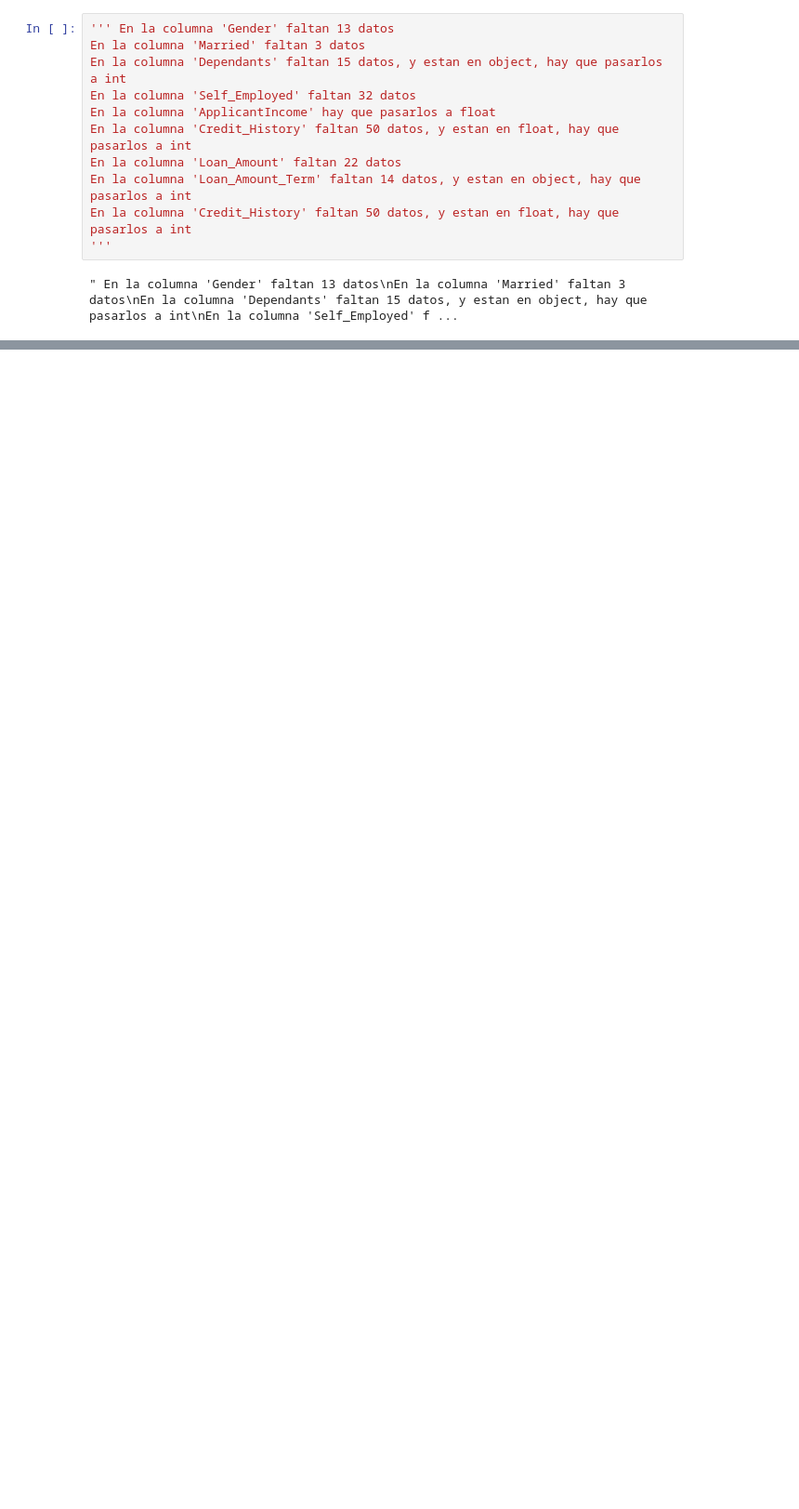
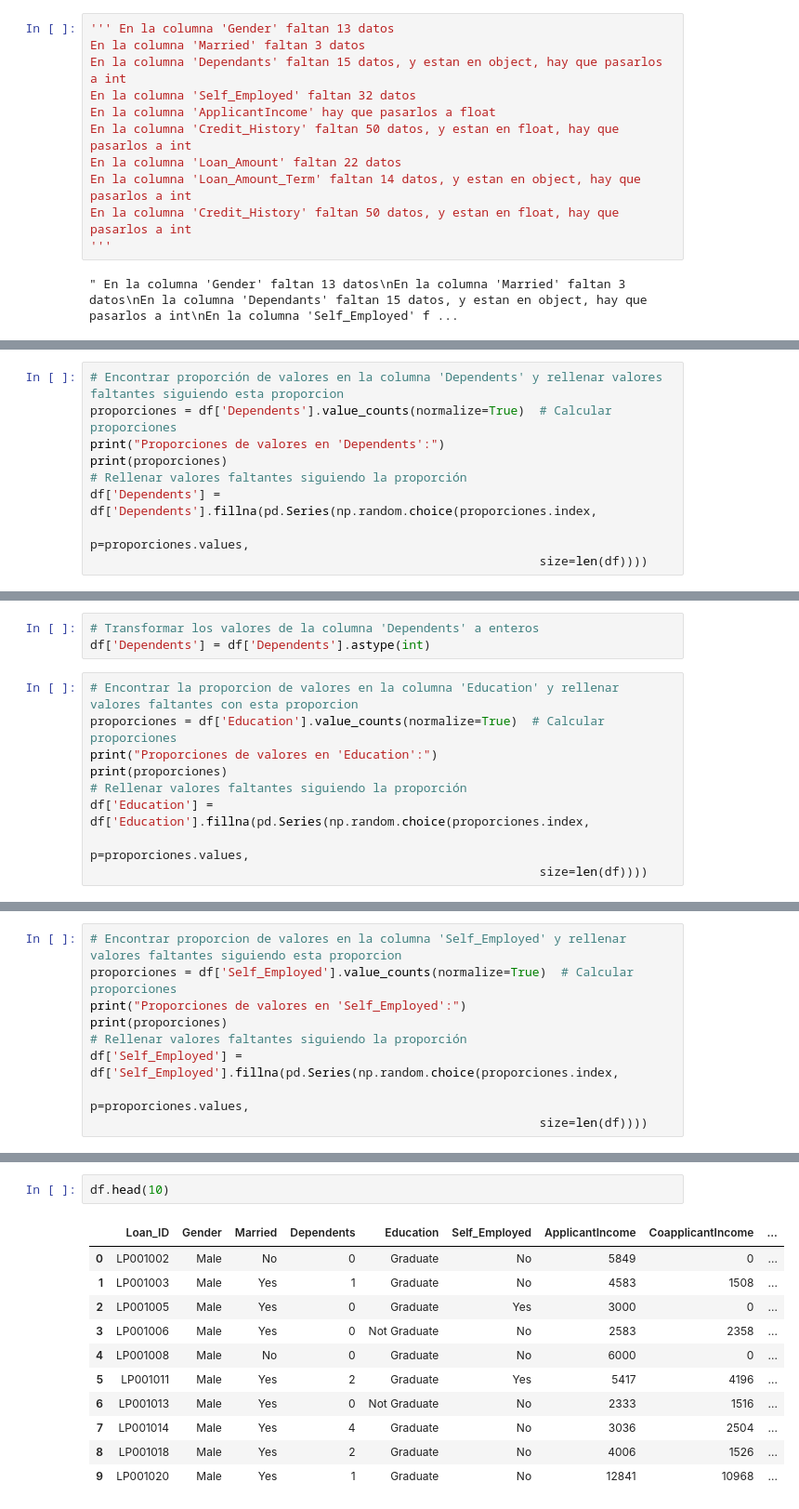
Before and after one commit to jlbonac/pca_creditos, a Jupyter notebook: pca_creditos.ipynb, the cells around one changed output, grey strips where cells are left out. Shown: that part at 93% size. Saved outputs shown, nothing was run; the diff lists cells and outputs as text; blank space fills up the shorter version.

```diff
--- a/pca_creditos.ipynb
+++ b/pca_creditos.ipynb
@@ -52,0 +134,9 @@ En la columna 'Credit_History' faltan 50 datos, y estan en float, hay que pasarl
+# %%
+# Encontrar proporción de valores en la columna 'Dependents' y rellenar valores faltantes siguiendo esta proporcion
+proporciones = df['Dependents'].value_counts(normalize=True)  # Calcular proporciones
+print("Proporciones de valores en 'Dependents':")
+print(proporciones)
+# Rellenar valores faltantes siguiendo la proporción
+df['Dependents'] = df['Dependents'].fillna(pd.Series(np.random.choice(proporciones.index,
+                                                              p=proporciones.values,
+                                                              size=len(df))))
@@ -52,0 +151,12 @@ En la columna 'Credit_History' faltan 50 datos, y estan en float, hay que pasarl
+# %%
+# Transformar los valores de la columna 'Dependents' a enteros
+df['Dependents'] = df['Dependents'].astype(int)
+# %%
+# Encontrar la proporcion de valores en la columna 'Education' y rellenar valores faltantes con esta proporcion
+proporciones = df['Education'].value_counts(normalize=True)  # Calcular proporciones
+print("Proporciones de valores en 'Education':")
+print(proporciones)
+# Rellenar valores faltantes siguiendo la proporción
+df['Education'] = df['Education'].fillna(pd.Series(np.random.choice(proporciones.index,
+                                                              p=proporciones.values,
+                                                              size=len(df))))
@@ -52,0 +192,9 @@ En la columna 'Credit_History' faltan 50 datos, y estan en float, hay que pasarl
+# %%
+# Encontrar proporcion de valores en la columna 'Self_Employed' y rellenar valores faltantes siguiendo esta proporcion
+proporciones = df['Self_Employed'].value_counts(normalize=True)  # Calcular proporciones
+print("Proporciones de valores en 'Self_Employed':")
+print(proporciones)
+# Rellenar valores faltantes siguiendo la proporción
+df['Self_Employed'] = df['Self_Employed'].fillna(pd.Series(np.random.choice(proporciones.index,
+                                                              p=proporciones.values,
+                                                              size=len(df))))
@@ -52,0 +207,14 @@ En la columna 'Credit_History' faltan 50 datos, y estan en float, hay que pasarl
+# %%
+df.head(10)
+# %% [output]
+|  | Loan_ID | Gender | Married | Dependents | Education | Self_Employed | ApplicantIncome | CoapplicantIncome | ... |
+| 0 | LP001002 | Male | No | 0 | Graduate | No | 5849 | 0 | ... |
+| 1 | LP001003 | Male | Yes | 1 | Graduate | No | 4583 | 1508 | ... |
+| 2 | LP001005 | Male | Yes | 0 | Graduate | Yes | 3000 | 0 | ... |
+| 3 | LP001006 | Male | Yes | 0 | Not Graduate | No | 2583 | 2358 | ... |
+| 4 | LP001008 | Male | No | 0 | Graduate | No | 6000 | 0 | ... |
+| 5 | LP001011 | Male | Yes | 2 | Graduate | Yes | 5417 | 4196 | ... |
+| 6 | LP001013 | Male | Yes | 0 | Not Graduate | No | 2333 | 1516 | ... |
+| 7 | LP001014 | Male | Yes | 4 | Graduate | No | 3036 | 2504 | ... |
+| 8 | LP001018 | Male | Yes | 2 | Graduate | No | 4006 | 1526 | ... |
+| 9 | LP001020 | Male | Yes | 1 | Graduate | No | 12841 | 10968 | ... |
```
Also changed, not shown: parts of 23 cells of this notebook, 1 other file.
